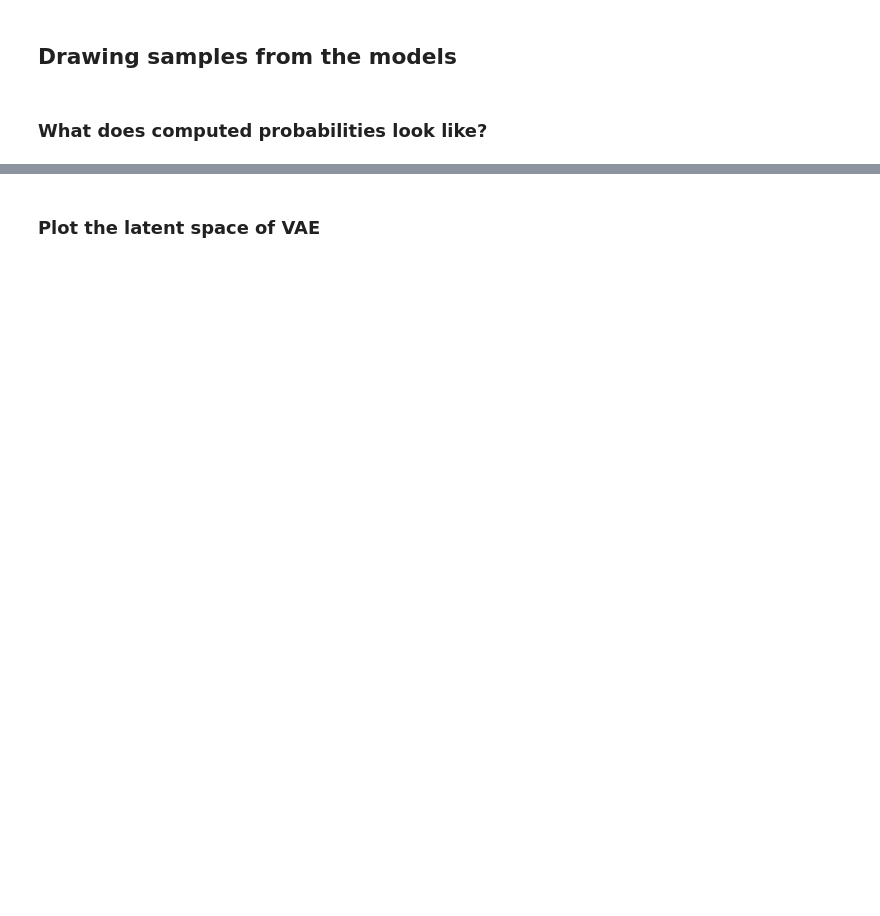
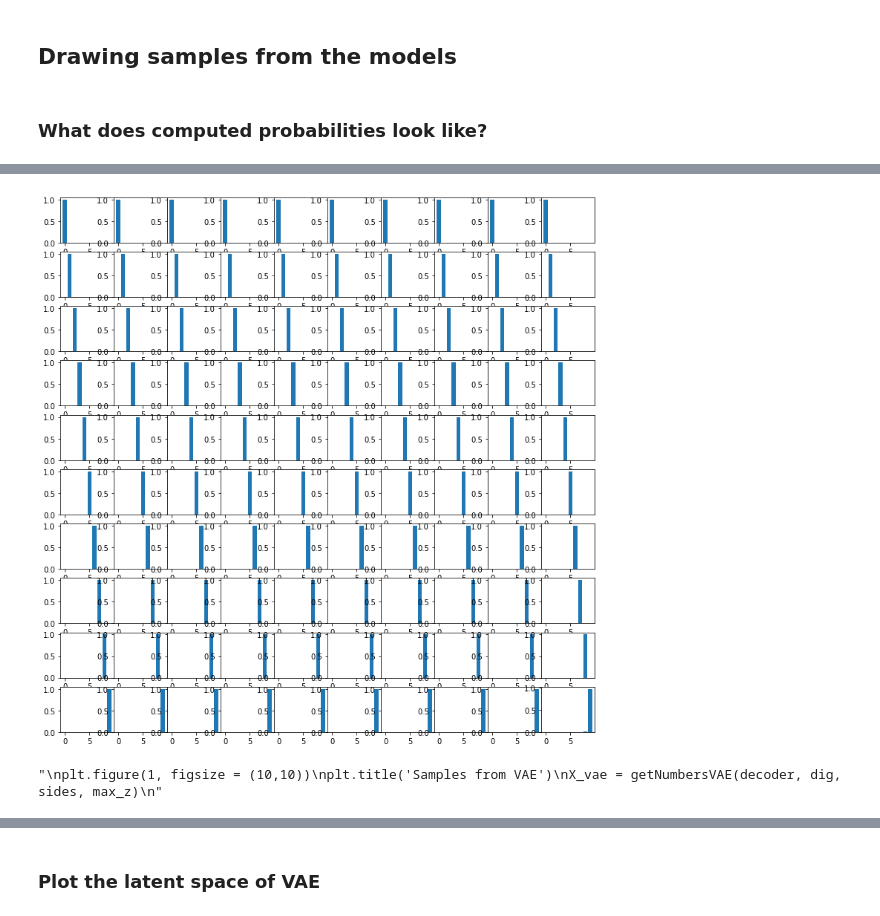
Before and after one commit to zchen15/CS253_lec14, a Jupyter notebook: vae_zc.ipynb, the cells around one changed output, grey strips where cells are left out. Saved outputs shown, nothing was run; the diff lists cells and outputs as text; code cells hidden in the pictures; blank space fills up the shorter version.

```diff
--- a/vae_zc.ipynb
+++ b/vae_zc.ipynb
@@ -399,0 +392,15 @@ for i in dig:
+# %%
+plt.figure(4, figsize = (10,10))
+data = reshapeMNIST(x_real)
+real_prob = model.predict(data)
+plotHist(real_prob)
+# %% [output]
+[figure, added]
+# %%
+'''
+plt.figure(1, figsize = (10,10))
+plt.title('Samples from VAE')
+X_vae = getNumbersVAE(decoder, dig, sides, max_z)
+'''
+# %% [output]
+"\nplt.figure(1, figsize = (10,10))\nplt.title('Samples from VAE')\nX_vae = getNumbersVAE(decoder, dig, sides, max_z)\n"
```
Also changed, not shown: parts of 14 cells of this notebook.
